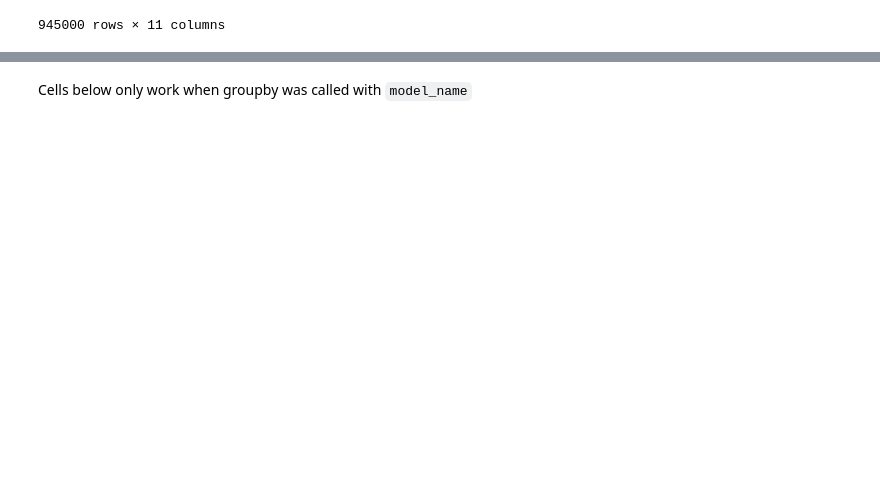
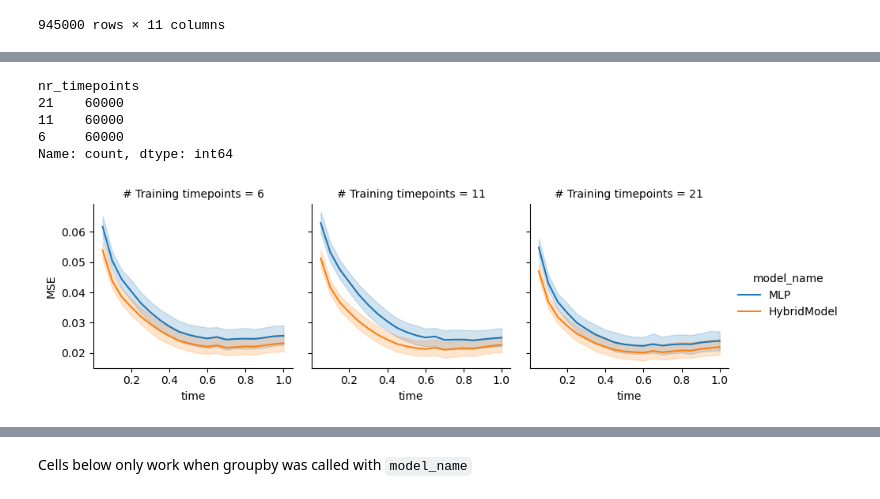
Before and after one commit to CropXR/HALCYON, a Jupyter notebook: notebooks/06_plotting_for_sparsity_time_points.ipynb, the cells around one changed output, grey strips where cells are left out. Saved outputs shown, nothing was run; the diff lists cells and outputs as text; code cells hidden in the pictures; blank space fills up the shorter version.

```diff
--- a/notebooks/06_plotting_for_sparsity_time_points.ipynb
+++ b/notebooks/06_plotting_for_sparsity_time_points.ipynb
@@ -398,3 +384,23 @@ mse_df_long_model_name
+# %%
+mse_df_long_model_name.nr_timepoints.value_counts()
+# %% [output]
+nr_timepoints
+21    60000
+11    60000
+6     60000
+Name: count, dtype: int64
+# %%
+ignore_0 = mse_df_long_model_name[mse_df_long_model_name['time'] > 0]
+ignore_0 = ignore_0.rename(columns={'nr_timepoints': '# Training timepoints'})
+g = sns.relplot(data=ignore_0,
+            x='time', y=DfColumnNames.MSE_COL,
+             col='# Training timepoints', hue='model_name', height=3, aspect=1,
+             kind='line', hue_order=['MLP', 'HybridModel'], estimator='mean')
+# g.set(yscale='log')
+
+g.savefig("mse_over_time_sparser_timepoints_hybrids_together.pdf", dpi=600, bbox_inches='tight')
+# %% [output]
+[figure, added]
 # %%
 sns.catplot(data=mse_df_long_model_name, row='nr_timepoints', row_order=[6, 11, 21], col='time_point_phase',
             y='MSE', hue='model_name_long', height=3, aspect=1.5, kind='bar', palette=palette)
```
Also changed, not shown: parts of 9 cells of this notebook.
